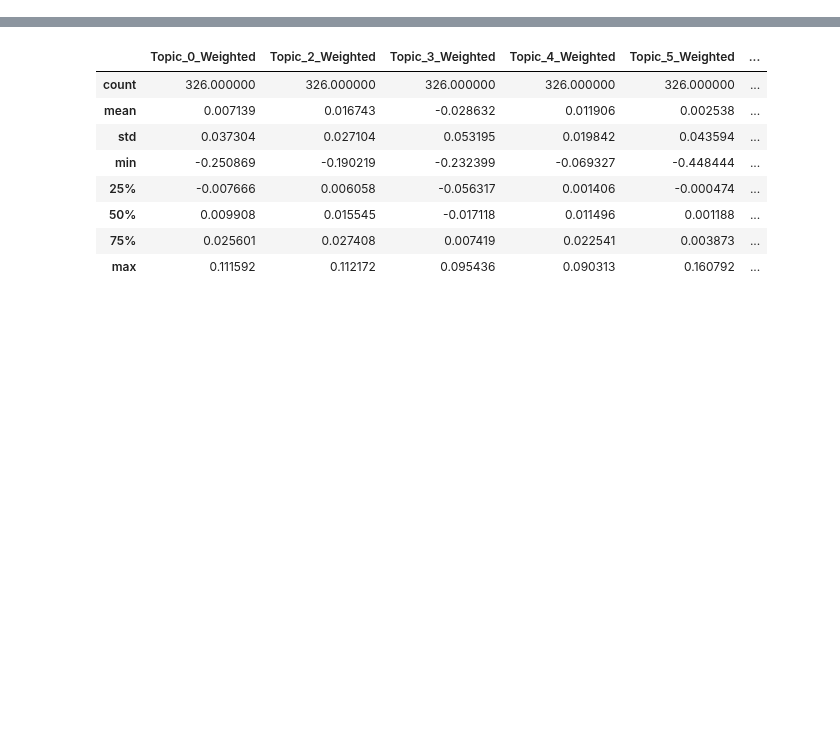
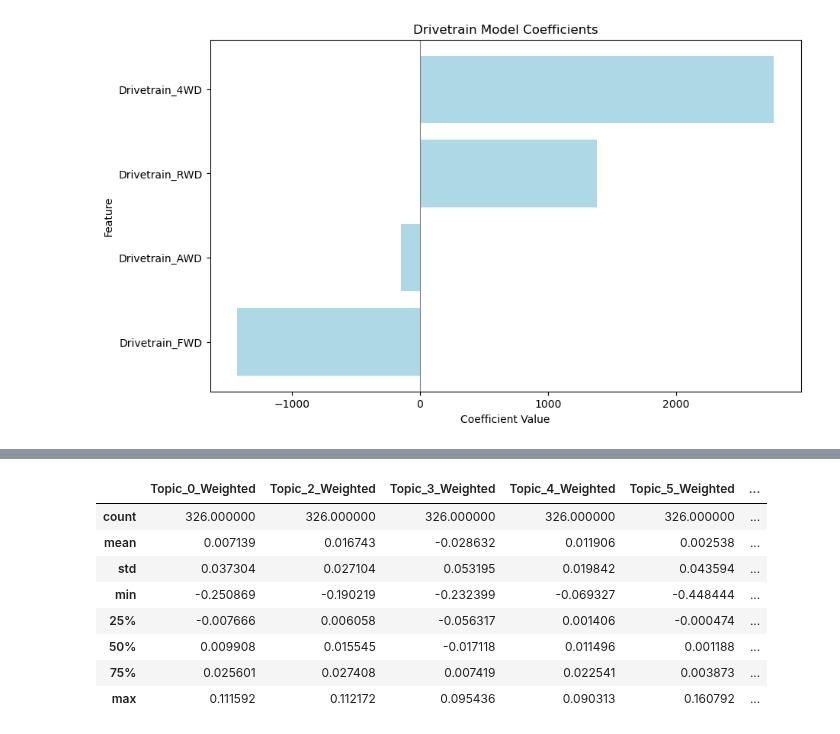
Before and after one commit to ethanrwong/Marketing-Analytics-Group-Project, a Jupyter notebook: Un-Scaled Coefficient LR.ipynb, the cells around one changed output, grey strips where cells are left out. Cells and saved outputs as stored; diff of their text form; code cells hidden in the pictures; blank space fills up the shorter version.

```diff
--- a/Un-Scaled Coefficient LR.ipynb
+++ b/Un-Scaled Coefficient LR.ipynb
@@ -208,3 +225,20 @@ plt.show()
+# %%
+# Filter for features that start with "Drivetrain_"
+drivetrain_coefs = coefs[coefs['Feature'].str.startswith('Drivetrain_')]
+
+top_drivetrain_coefs = drivetrain_coefs.reindex(drivetrain_coefs['Coefficient'].sort_values(ascending=False).index)
+
+# Plot the coefficients
+plt.figure(figsize=(10, 6))
+plt.barh(top_drivetrain_coefs['Feature'], top_drivetrain_coefs['Coefficient'], color='lightblue')
+plt.xlabel('Coefficient Value')
+plt.ylabel('Feature')
+plt.title('Drivetrain Model Coefficients')
+plt.axvline(0, color='grey', linewidth=0.8)
+plt.gca().invert_yaxis()
+plt.show()
+# %% [output]
+[figure, added]
 # %%
 functional_coefs = coefs[coefs['Feature'].isin(vehicle_class_features)]
 
```
Also changed, not shown: parts of 13 cells of this notebook.
